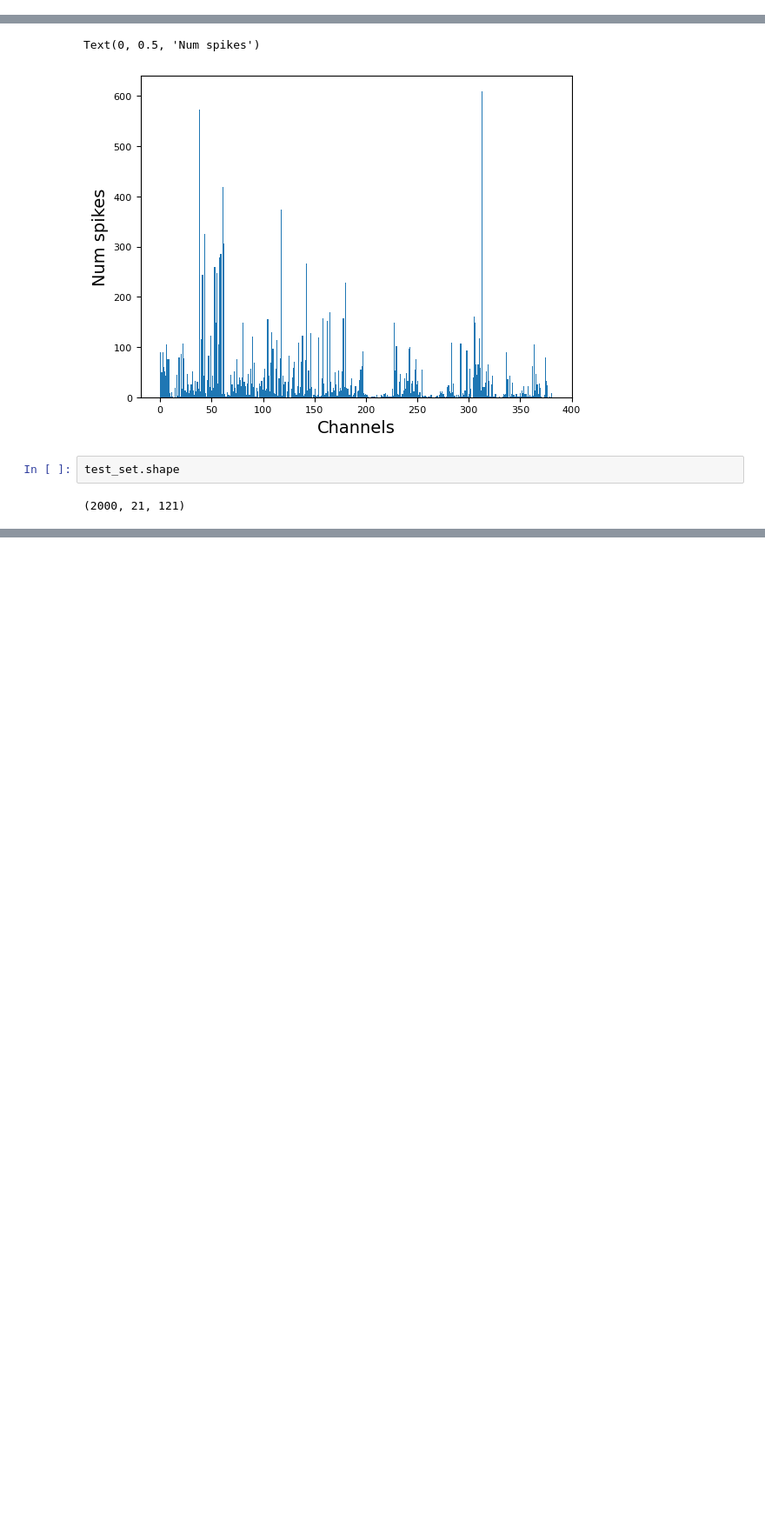
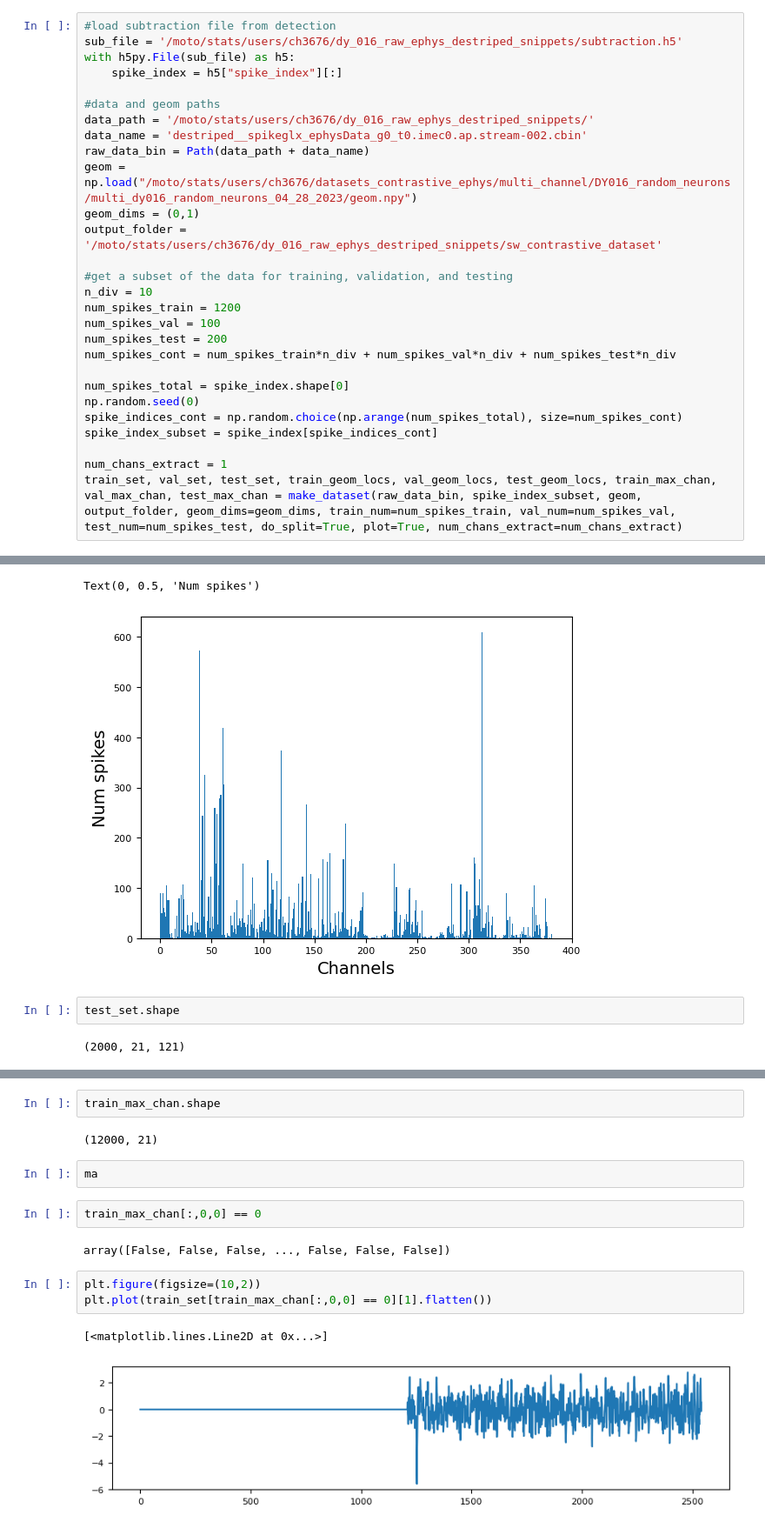
Before and after one commit to ankitvishnu23/spike_contrastive, a Jupyter notebook: notebooks/data_gen.ipynb, the cells around one changed output, grey strips where cells are left out. Shown: that part at 87% size. Drawn from its saved outputs; the diff is of its cells as text; blank space fills up the shorter version.

```diff
--- a/notebooks/data_gen.ipynb
+++ b/notebooks/data_gen.ipynb
@@ -95,0 +105,28 @@ train_set, val_set, test_set, train_geom_locs, val_geom_locs, test_geom_locs, tr
+# %%
+#load subtraction file from detection
+sub_file = '/moto/stats/users/ch3676/dy_016_raw_ephys_destriped_snippets/subtraction.h5'
+with h5py.File(sub_file) as h5:
+    spike_index = h5["spike_index"][:]
+
+#data and geom paths
+data_path = '/moto/stats/users/ch3676/dy_016_raw_ephys_destriped_snippets/'
+data_name = 'destriped__spikeglx_ephysData_g0_t0.imec0.ap.stream-002.cbin'
+raw_data_bin = Path(data_path + data_name)
+geom = np.load("/moto/stats/users/ch3676/datasets_contrastive_ephys/multi_channel/DY016_random_neurons/multi_dy016_random_neurons_04_28_2023/geom.npy")
+geom_dims = (0,1)
+output_folder = '/moto/stats/users/ch3676/dy_016_raw_ephys_destriped_snippets/sw_contrastive_dataset'
+
+#get a subset of the data for training, validation, and testing
+n_div = 10
+num_spikes_train = 1200
+num_spikes_val = 100
+num_spikes_test = 200
+num_spikes_cont = num_spikes_train*n_div + num_spikes_val*n_div + num_spikes_test*n_div
+
+num_spikes_total = spike_index.shape[0]
+np.random.seed(0)
+spike_indices_cont = np.random.choice(np.arange(num_spikes_total), size=num_spikes_cont)
+spike_index_subset = spike_index[spike_indices_cont]
+
+num_chans_extract = 1
+train_set, val_set, test_set, train_geom_locs, val_geom_locs, test_geom_locs, train_max_chan, val_max_chan, test_max_chan = make_dataset(raw_data_bin, spike_index_subset, geom, output_folder, geom_dims=geom_dims, train_num=num_spikes_train, val_num=num_spikes_val, test_num=num_spikes_test, do_split=True, plot=True, num_chans_extract=num_chans_extract)
@@ -112,0 +236,16 @@ test_set.shape
+# %%
+train_max_chan.shape
+# %% [output]
+(12000, 21)
+# %%
+ma
+# %%
+train_max_chan[:,0,0] == 0
+# %% [output]
+array([False, False, False, ..., False, False, False])
+# %%
+plt.figure(figsize=(10,2))
+plt.plot(train_set[train_max_chan[:,0,0] == 0][1].flatten())
+# %% [output]
+[<matplotlib.lines.Line2D at 0x...>]
+[figure, added]
```
Also changed, not shown: parts of 16 cells of this notebook, 10 other files.
